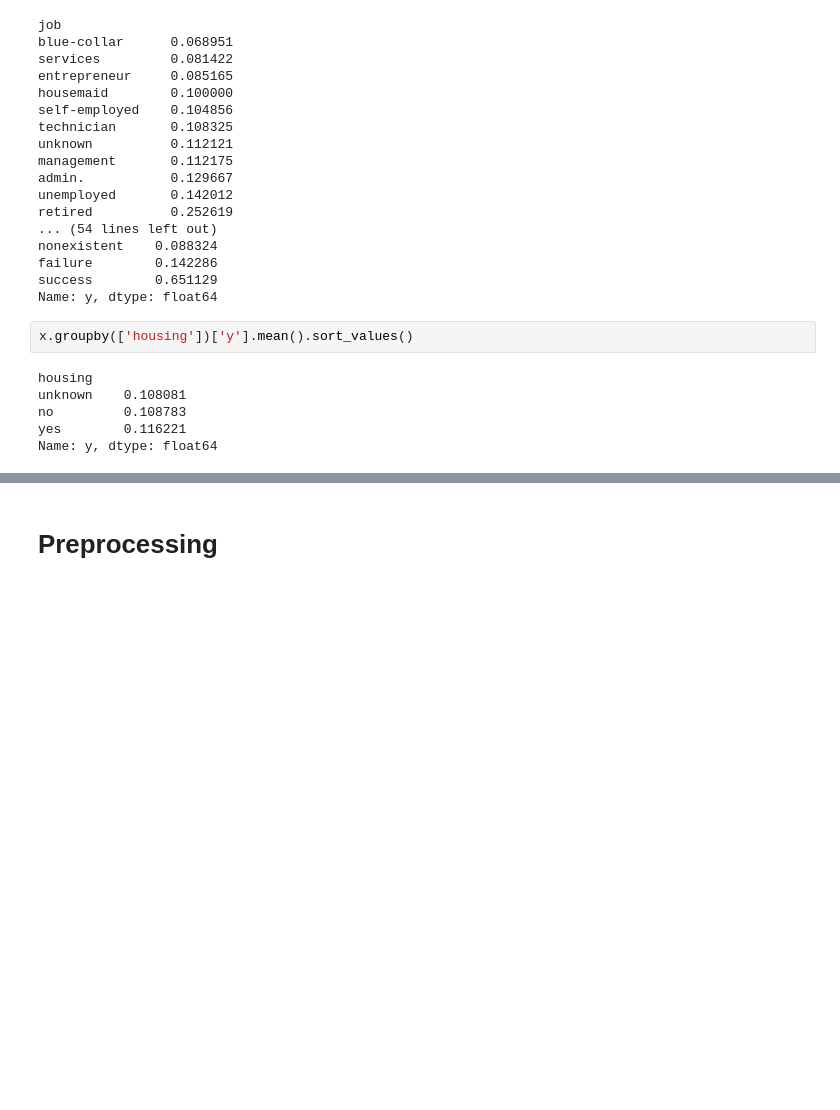
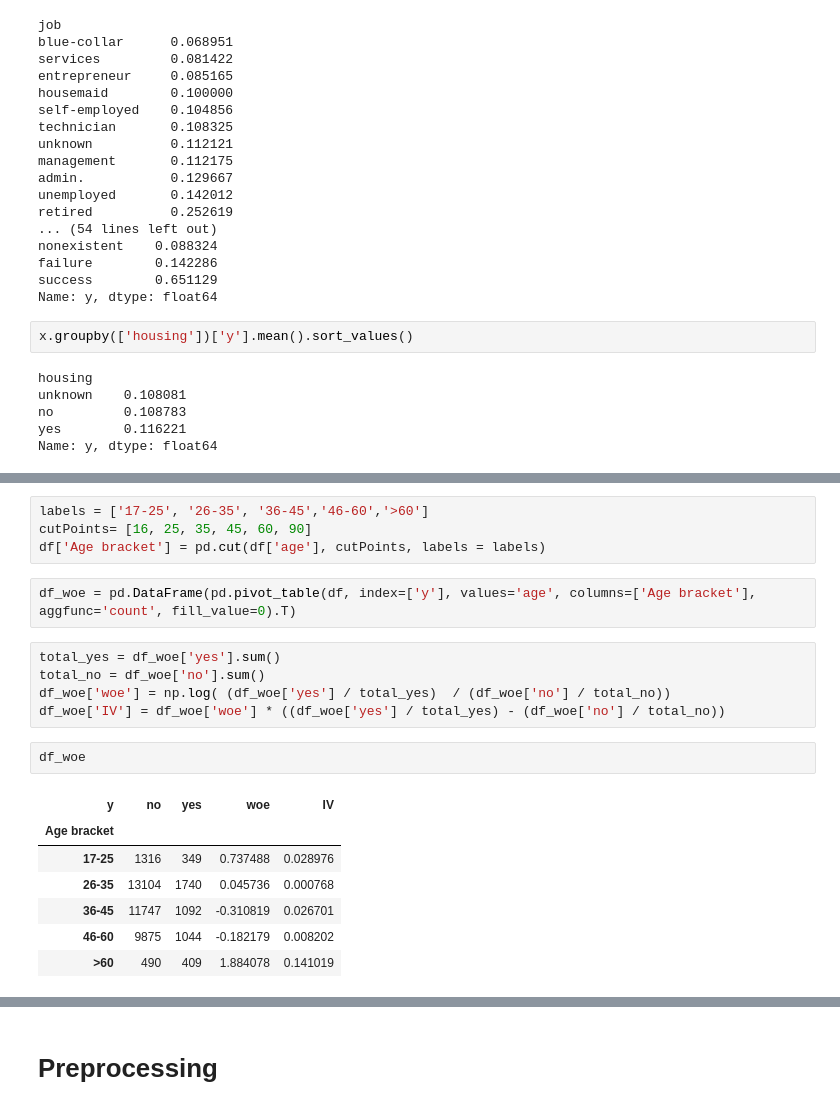
Before and after one commit to Ayushimalaviya/Bank-Marketing-Campaign-Analysis, a Jupyter notebook: nilesh_exp.ipynb, the cells around one changed output, grey strips where cells are left out. Cells and saved outputs as stored; diff of their text form; blank space fills up the shorter version.

```diff
--- a/nilesh_exp.ipynb
+++ b/nilesh_exp.ipynb
@@ -410,0 +423,21 @@ Name: y, dtype: float64
+# %%
+labels = ['17-25', '26-35', '36-45','46-60','>60']
+cutPoints= [16, 25, 35, 45, 60, 90]
+df['Age bracket'] = pd.cut(df['age'], cutPoints, labels = labels)
+# %%
+df_woe = pd.DataFrame(pd.pivot_table(df, index=['y'], values='age', columns=['Age bracket'], aggfunc='count', fill_value=0).T)
+# %%
+total_yes = df_woe['yes'].sum()
+total_no = df_woe['no'].sum()
+df_woe['woe'] = np.log( (df_woe['yes'] / total_yes)  / (df_woe['no'] / total_no))
+df_woe['IV'] = df_woe['woe'] * ((df_woe['yes'] / total_yes) - (df_woe['no'] / total_no))
+# %%
+df_woe
+# %% [output]
+| y | no | yes | woe | IV |
+| Age bracket |  |  |  |  |
+| 17-25 | 1316 | 349 | 0.737488 | 0.028976 |
+| 26-35 | 13104 | 1740 | 0.045736 | 0.000768 |
+| 36-45 | 11747 | 1092 | -0.310819 | 0.026701 |
+| 46-60 | 9875 | 1044 | -0.182179 | 0.008202 |
+| >60 | 490 | 409 | 1.884078 | 0.141019 |
```
Also changed, not shown: parts of 37 cells of this notebook.
